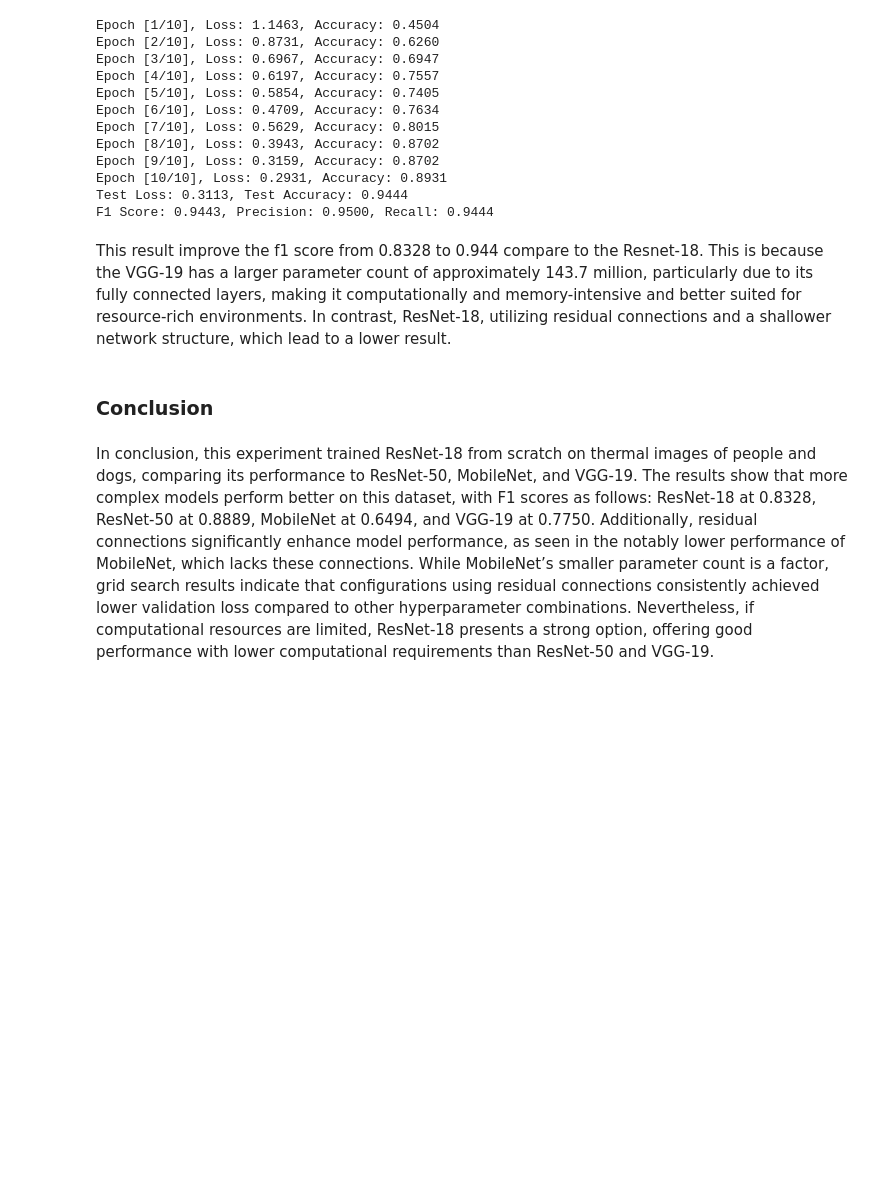
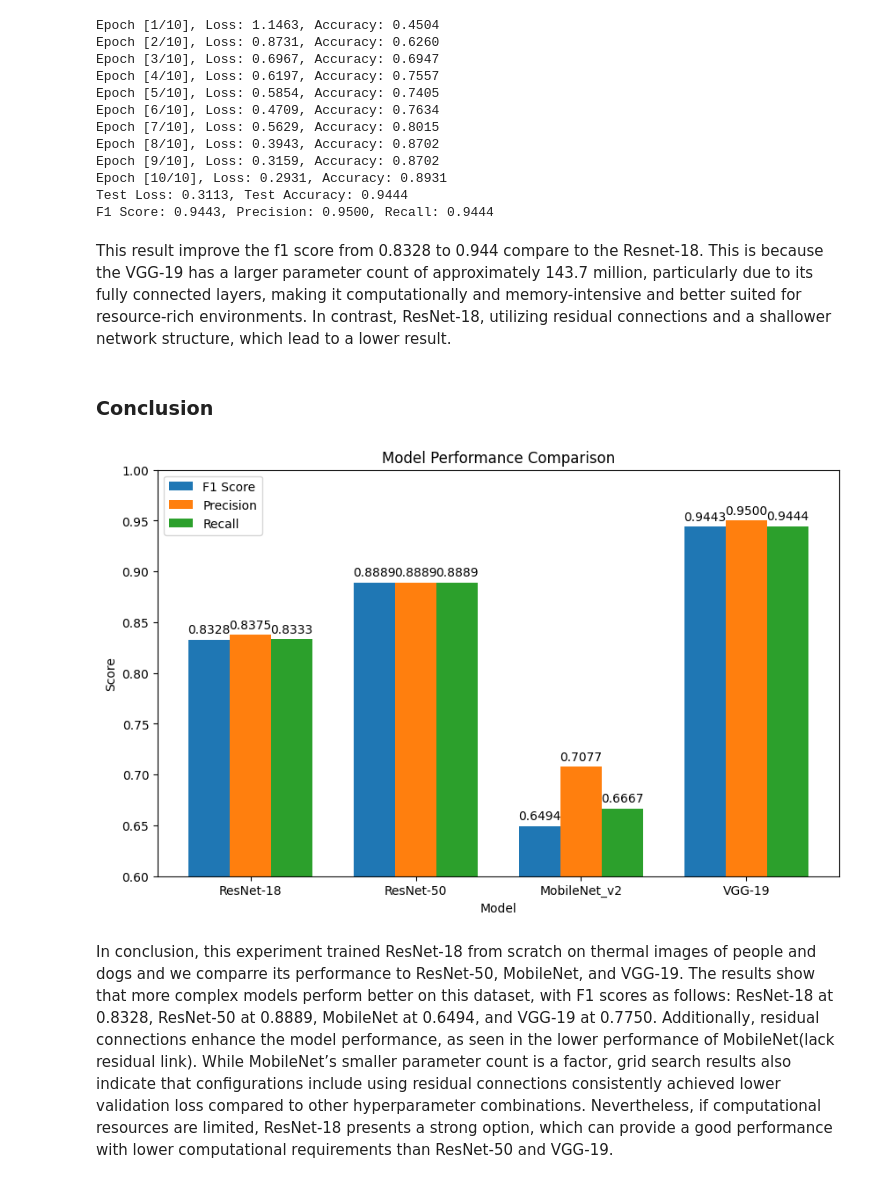
Before and after one commit to GuanqiaoHuang713/DLFA2, a Jupyter notebook: a2 copy.ipynb, the cells around one changed output. Saved outputs shown, nothing was run; the diff lists cells and outputs as text; code cells hidden in the pictures; blank space fills up the shorter version.

Commit message:
Plot Chart

```diff
--- a/a2.ipynb
+++ b/a2 copy.ipynb
@@ -161,7 +159,7 @@ class CustomCOCODataset(Dataset):
         self.img_ids = self.coco.getImgIds()
         self.image_dir = image_dir
         self.transform = transform
-        self.img_ids = [img_id for img_id in self.img_ids if len(self.coco.getAnnIds(imgIds=img_id)) >= 0]
+        self.img_ids = [img_id for img_id in self.img_ids if len(self.coco.getAnnIds(imgIds=img_id)) > 0]
 
     def __len__(self):
         return len(self.img_ids)
@@ -692,13 +689,13 @@ with torch.no_grad():
         total += labels.size(0)
 
 # Calculate Metrics
-test_accuracy = correct / total
-f1 = f1_score(all_labels, all_predictions, average='weighted')
-precision = precision_score(all_labels, all_predictions, average='weighted')
-recall = recall_score(all_labels, all_predictions, average='weighted')
+test_accuracy_v = correct / total
+f1_v = f1_score(all_labels, all_predictions, average='weighted')
+precision_v = precision_score(all_labels, all_predictions, average='weighted')
+recall_v = recall_score(all_labels, all_predictions, average='weighted')
 
-print(f"Test Loss: {test_loss / len(test_loader):.4f}, Test Accuracy: {test_accuracy:.4f}")
-print(f"F1 Score: {f1:.4f}, Precision: {precision:.4f}, Recall: {recall:.4f}")
+print(f"Test Loss: {test_loss / len(test_loader):.4f}, Test Accuracy: {test_accuracy_v:.4f}")
+print(f"F1 Score: {f1_v:.4f}, Precision: {precision_v:.4f}, Recall: {recall_v:.4f}")
 # %% [output]
 Epoch [1/10], Loss: 1.1463, Accuracy: 0.4504
 Epoch [2/10], Loss: 0.8731, Accuracy: 0.6260
@@ -716,5 +713,49 @@ F1 Score: 0.9443, Precision: 0.9500, Recall: 0.9444
 This result improve the f1 score from 0.8328 to 0.944 compare to the Resnet-18. This is because the VGG-19 has a larger parameter count of approximately 143.7 million, particularly due to its fully connected layers, making it computationally and memory-intensive and better suited for resource-rich environments. In contrast, ResNet-18, utilizing residual connections and a shallower network structure, which lead to a lower result.
 # %% [markdown]
 ### Conclusion ###
+# %%
+# Plot the Performance Distribution Chart to Compare
+data = {
+    "Model": ["ResNet-18", "ResNet-50", "MobileNet_v2", "VGG-19"],
+    "F1 Score": [f1, f1_50, f1_m, f1_v],
+    "Precision": [precision, precision_50, precision_m, precision_v],
+    "Recall": [recall, recall_50, recall_m, recall_v]
+}
+
+df = pd.DataFrame(data)
+df.to_csv("model_performance.csv", index=False)
+
+x = np.arange(len(data["Model"]))
+width = 0.25
+
+fig, ax = plt.subplots(figsize=(10, 6))
+bar1 = ax.bar(x - width, data["F1 Score"], width, label="F1 Score")
+bar2 = ax.bar(x, data["Precision"], width, label="Precision")
+bar3 = ax.bar(x + width, data["Recall"], width, label="Recall")
+
+ax.set_ylim(0.6, 1.0)
+ax.set_xlabel("Model")
+ax.set_ylabel("Score")
+ax.set_title("Model Performance Comparison")
+ax.set_xticks(x)
+ax.set_xticklabels(data["Model"])
+ax.legend()
+
+def add_labels(bars):
+    for bar in bars:
+        height = bar.get_height()
+        ax.annotate(f"{height:.4f}",
+                    xy=(bar.get_x() + bar.get_width() / 2, height),
+                    xytext=(0, 3),
+                    textcoords="offset points",
+                    ha='center', va='bottom')
+
+add_labels(bar1)
+add_labels(bar2)
+add_labels(bar3)
+
+plt.show()
+# %% [output]
+[figure, added]
 # %% [markdown]
-In conclusion, this experiment trained ResNet-18 from scratch on thermal images of people and dogs, comparing its performance to ResNet-50, MobileNet, and VGG-19. The results show that more complex models perform better on this dataset, with F1 scores as follows: ResNet-18 at 0.8328, ResNet-50 at 0.8889, MobileNet at 0.6494, and VGG-19 at 0.7750. Additionally, residual connections significantly enhance model performance, as seen in the notably lower performance of MobileNet, which lacks these connections. While MobileNet’s smaller parameter count is a factor, grid search results indicate that configurations using residual connections consistently achieved lower validation loss compared to other hyperparameter combinations. Nevertheless, if computational resources are limited, ResNet-18 presents a strong option, offering good performance with lower computational requirements than ResNet-50 and VGG-19.
+In conclusion, this experiment trained ResNet-18 from scratch on thermal images of people and dogs and we comparre its performance to ResNet-50, MobileNet, and VGG-19. The results show that more complex models perform better on this dataset, with F1 scores as follows: ResNet-18 at 0.8328, ResNet-50 at 0.8889, MobileNet at 0.6494, and VGG-19 at 0.7750. Additionally, residual connections enhance the model performance, as seen in the lower performance of MobileNet(lack residual link). While MobileNet’s smaller parameter count is a factor, grid search results also indicate that configurations include using residual connections consistently achieved lower validation loss compared to other hyperparameter combinations. Nevertheless, if computational resources are limited, ResNet-18 presents a strong option, which can provide a good performance with lower computational requirements than ResNet-50 and VGG-19.
```
Also changed, not shown: parts of 3 cells of this notebook, 1 other file.
